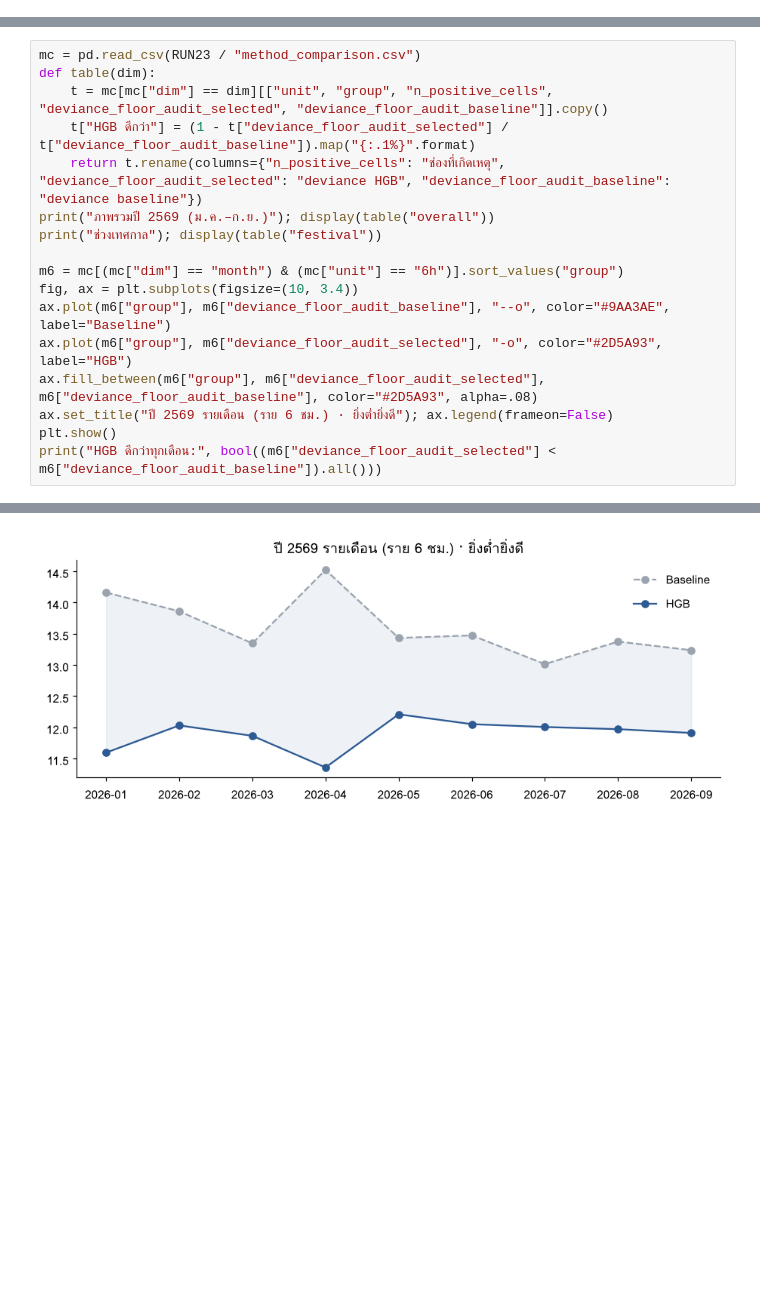
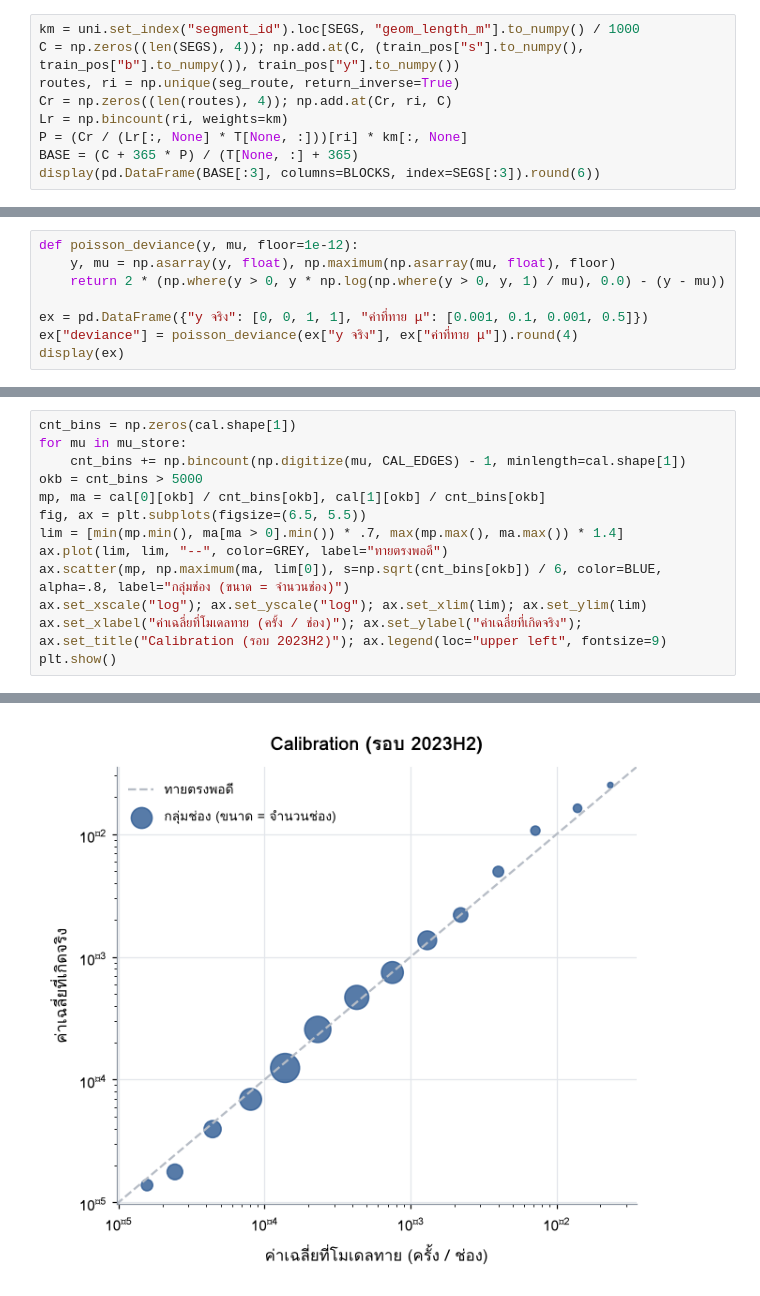
Before and after one commit to Rittiporn12/RoadAware, a Jupyter notebook: backend/notebooks/26_full_pipeline_walkthrough_th.ipynb, the cells around one changed output, grey strips where cells are left out. Saved outputs shown, nothing was run; the diff lists cells and outputs as text; blank space fills up the shorter version.

```diff
--- a/backend/notebooks/26_full_pipeline_walkthrough_th.ipynb
+++ b/backend/notebooks/26_full_pipeline_walkthrough_th.ipynb
@@ -1016,0 +903,9 @@ display(t)
+# %%
+km = uni.set_index("segment_id").loc[SEGS, "geom_length_m"].to_numpy() / 1000
+C = np.zeros((len(SEGS), 4)); np.add.at(C, (train_pos["s"].to_numpy(), train_pos["b"].to_numpy()), train_pos["y"].to_numpy())
+routes, ri = np.unique(seg_route, return_inverse=True)
+Cr = np.zeros((len(routes), 4)); np.add.at(Cr, ri, C)
+Lr = np.bincount(ri, weights=km)
+P = (Cr / (Lr[:, None] * T[None, :]))[ri] * km[:, None]
+BASE = (C + 365 * P) / (T[None, :] + 365)
+display(pd.DataFrame(BASE[:3], columns=BLOCKS, index=SEGS[:3]).round(6))
@@ -1016,0 +925,8 @@ display(t)
+# %%
+def poisson_deviance(y, mu, floor=1e-12):
+    y, mu = np.asarray(y, float), np.maximum(np.asarray(mu, float), floor)
+    return 2 * (np.where(y > 0, y * np.log(np.where(y > 0, y, 1) / mu), 0.0) - (y - mu))
+
+ex = pd.DataFrame({"y จริง": [0, 0, 1, 1], "ค่าที่ทาย μ": [0.001, 0.1, 0.001, 0.5]})
+ex["deviance"] = poisson_deviance(ex["y จริง"], ex["ค่าที่ทาย μ"]).round(4)
+display(ex)
@@ -1019,18 +1007,14 @@ display(t)
 # %%
-mc = pd.read_csv(RUN23 / "method_comparison.csv")
-def table(dim):
-    t = mc[mc["dim"] == dim][["unit", "group", "n_positive_cells", "deviance_floor_audit_selected", "deviance_floor_audit_baseline"]].copy()
-    t["HGB ดีกว่า"] = (1 - t["deviance_floor_audit_selected"] / t["deviance_floor_audit_baseline"]).map("{:.1%}".format)
-    return t.rename(columns={"n_positive_cells": "ช่องที่เกิดเหตุ", "deviance_floor_audit_selected": "deviance HGB", "deviance_floor_audit_baseline": "deviance baseline"})
-print("ภาพรวมปี 2569 (ม.ค.–ก.ย.)"); display(table("overall"))
-print("ช่วงเทศกาล"); display(table("festival"))
-
-m6 = mc[(mc["dim"] == "month") & (mc["unit"] == "6h")].sort_values("group")
-fig, ax = plt.subplots(figsize=(10, 3.4))
-ax.plot(m6["group"], m6["deviance_floor_audit_baseline"], "--o", color="#9AA3AE", label="Baseline")
-ax.plot(m6["group"], m6["deviance_floor_audit_selected"], "-o", color="#2D5A93", label="HGB")
-ax.fill_between(m6["group"], m6["deviance_floor_audit_selected"], m6["deviance_floor_audit_baseline"], color="#2D5A93", alpha=.08)
-ax.set_title("ปี 2569 รายเดือน (ราย 6 ชม.) · ยิ่งต่ำยิ่งดี"); ax.legend(frameon=False)
+cnt_bins = np.zeros(cal.shape[1])
+for mu in mu_store:
+    cnt_bins += np.bincount(np.digitize(mu, CAL_EDGES) - 1, minlength=cal.shape[1])
+okb = cnt_bins > 5000
+mp, ma = cal[0][okb] / cnt_bins[okb], cal[1][okb] / cnt_bins[okb]
+fig, ax = plt.subplots(figsize=(6.5, 5.5))
+lim = [min(mp.min(), ma[ma > 0].min()) * .7, max(mp.max(), ma.max()) * 1.4]
+ax.plot(lim, lim, "--", color=GREY, label="ทายตรงพอดี")
+ax.scatter(mp, np.maximum(ma, lim[0]), s=np.sqrt(cnt_bins[okb]) / 6, color=BLUE, alpha=.8, label="กลุ่มช่อง (ขนาด = จำนวนช่อง)")
+ax.set_xscale("log"); ax.set_yscale("log"); ax.set_xlim(lim); ax.set_ylim(lim)
+ax.set_xlabel("ค่าเฉลี่ยที่โมเดลทาย (ครั้ง / ช่อง)"); ax.set_ylabel("ค่าเฉลี่ยที่เกิดจริง"); ax.set_title("Calibration (รอบ 2023H2)"); ax.legend(loc="upper left", fontsize=9)
 plt.show()
-print("HGB ดีกว่าทุกเดือน:", bool((m6["deviance_floor_audit_selected"] < m6["deviance_floor_audit_baseline"]).all()))
 # %% [output]
@@ -1050,2 +1021,2 @@ HGB ดีกว่าทุกเดือน: True
-[figure, old version]
+[figure, new version]
 # %% [markdown]
```
Also changed, not shown: parts of 131 cells of this notebook.
